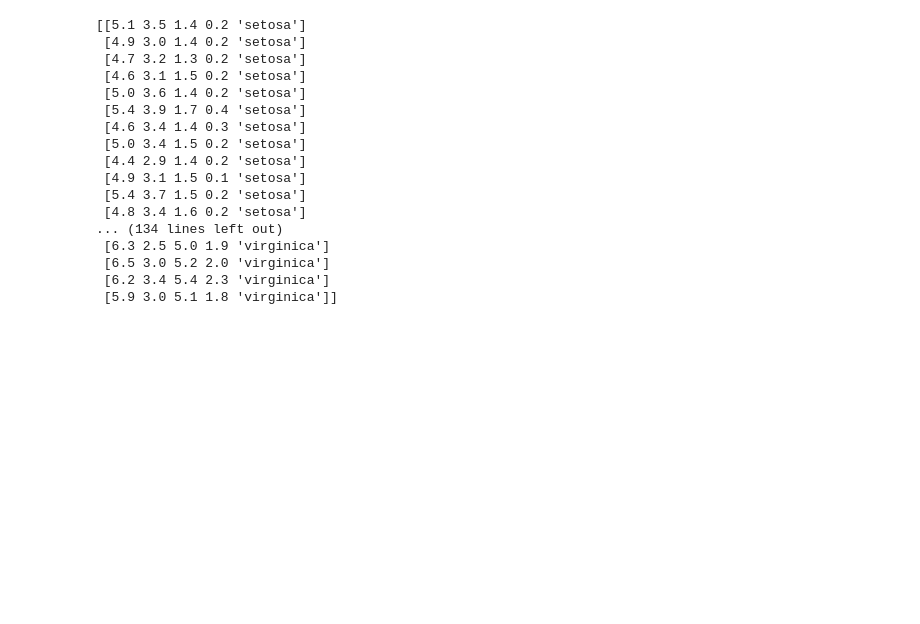
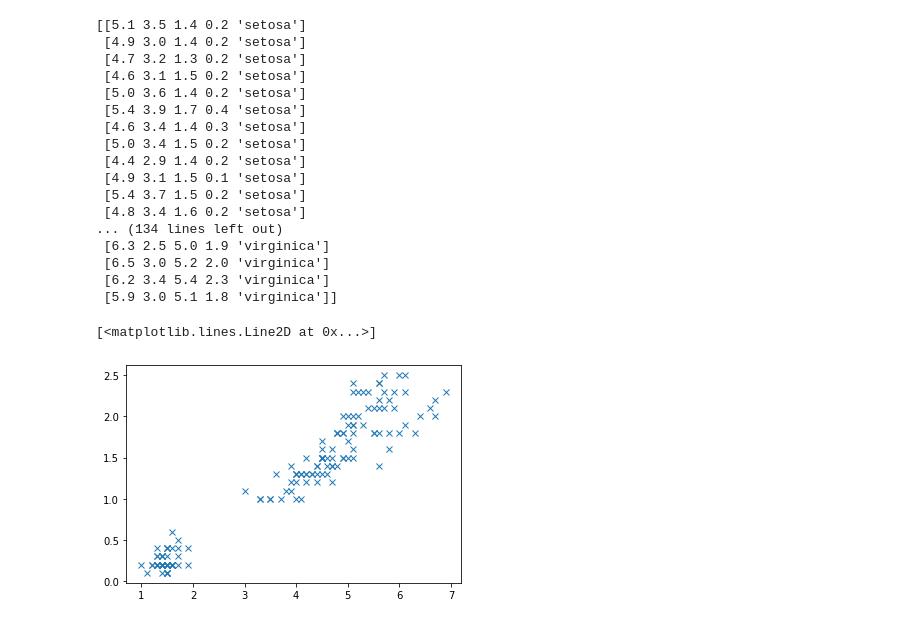
Before and after one commit to michealcannon/Tasks-2020, a Jupyter notebook: Tasks 2020.ipynb, the cells around one changed output. Saved outputs shown, nothing was run; the diff lists cells and outputs as text; code cells hidden in the pictures; blank space fills up the shorter version.

Commit message:
plot petal length and petal width. perform k-means fitting

```diff
--- a/Tasks 2020.ipynb
+++ b/Tasks 2020.ipynb
@@ -281,3 +281,12 @@ print(irisb)
  [6.5 3.0 5.2 2.0 'virginica']
  [6.2 3.4 5.4 2.3 'virginica']
  [5.9 3.0 5.1 1.8 'virginica']]
+# %%
+# extract data concerning petal length and width
+X = irisb[:151, 2:4]
+# %%
+# Plot the data set.
+plt.plot(X[:,0], X[:,1], 'x')
+# %% [output]
+[<matplotlib.lines.Line2D at 0x...>]
+[figure, added]
```
Also changed, not shown: parts of 4 cells of this notebook.
